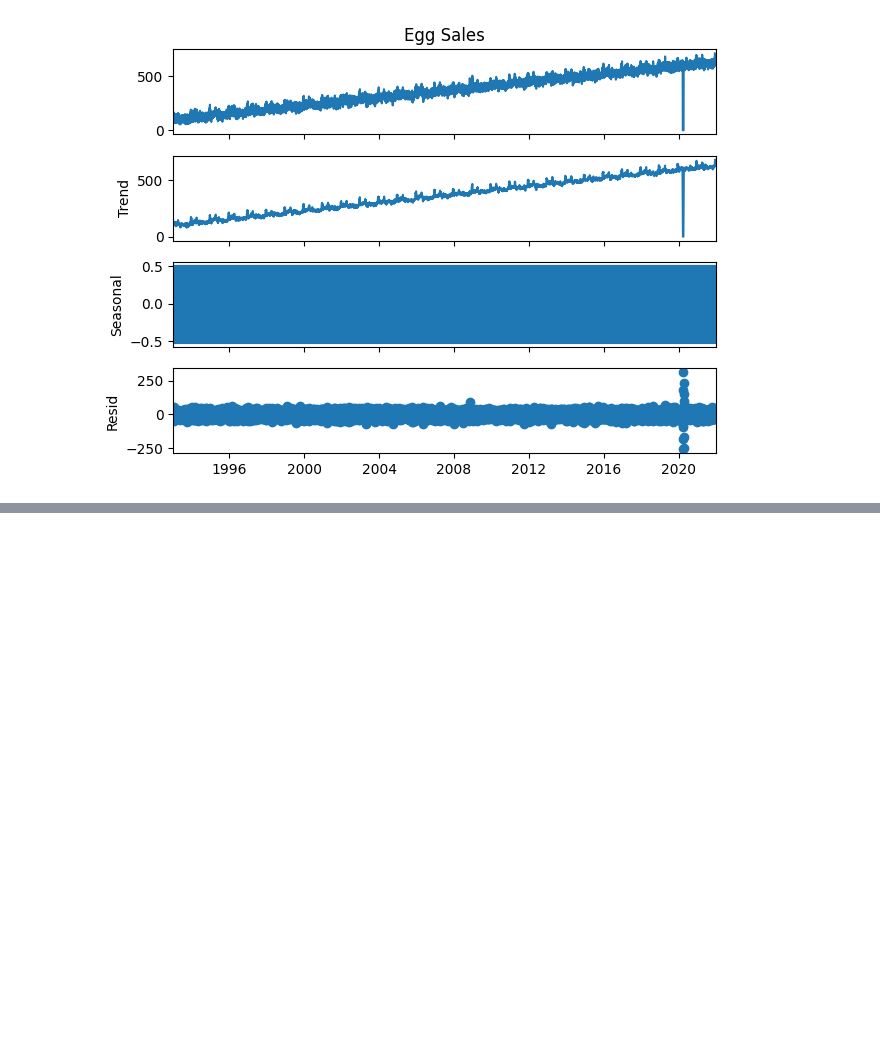
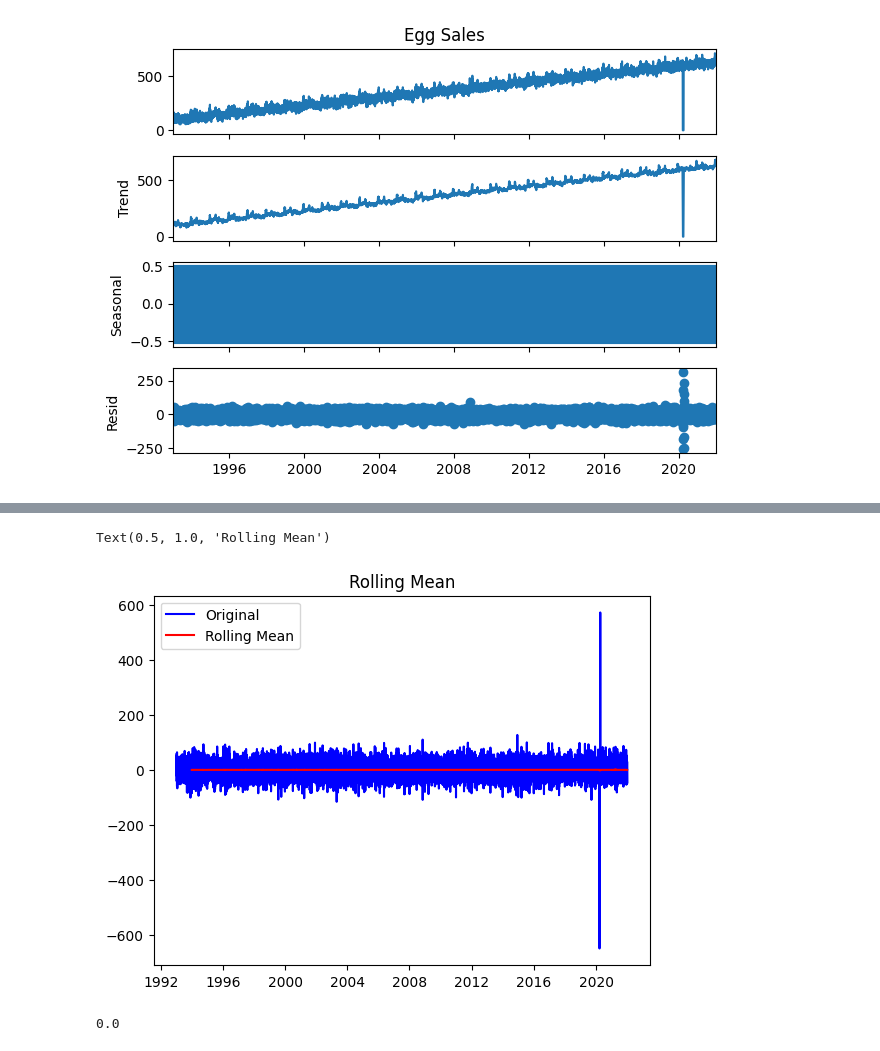
Before and after one commit to rohit-singh08/Kaggle-dumps, a Jupyter notebook: egg-price-prediction.ipynb, the cells around one changed output, grey strips where cells are left out. Cells and saved outputs as stored; diff of their text form; code cells hidden in the pictures; blank space fills up the shorter version.

```diff
--- a/egg-price-prediction.ipynb
+++ b/egg-price-prediction.ipynb
@@ -103,0 +180,3 @@ decompose_result.plot()
+# %%
+train_data = pd.DataFrame(data['Egg Sales'].diff().dropna())
+train_data
@@ -103,0 +198,16 @@ decompose_result.plot()
+# %%
+mean_log = train_data.rolling(window=365).mean()
+# %%
+plt.plot(train_data, color='blue', label='Original')
+plt.plot(mean_log, color='red', label='Rolling Mean')
+plt.legend(loc='best')
+plt.title('Rolling Mean')
+# %% [output]
+Text(0.5, 1.0, 'Rolling Mean')
+[figure, added]
+# %%
+#adfuller test for stationarity
+result = adfuller(train_data['Egg Sales'])
+print(result[1])
+# %% [output]
+0.0
```
Also changed, not shown: parts of 33 cells of this notebook.
